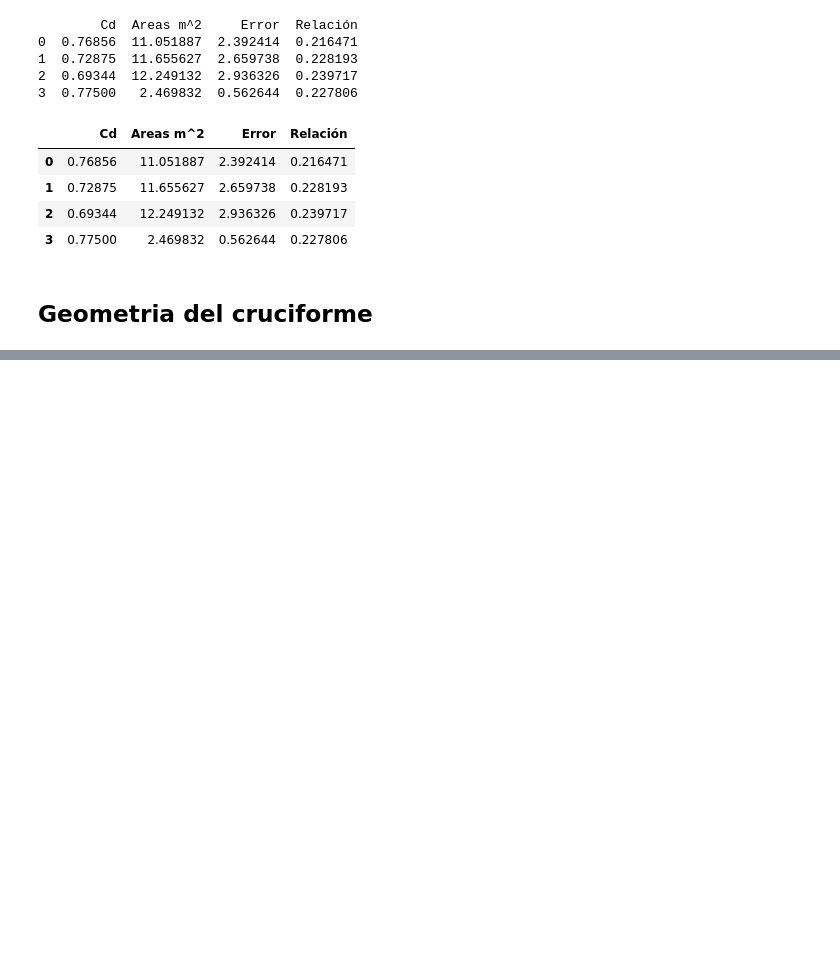
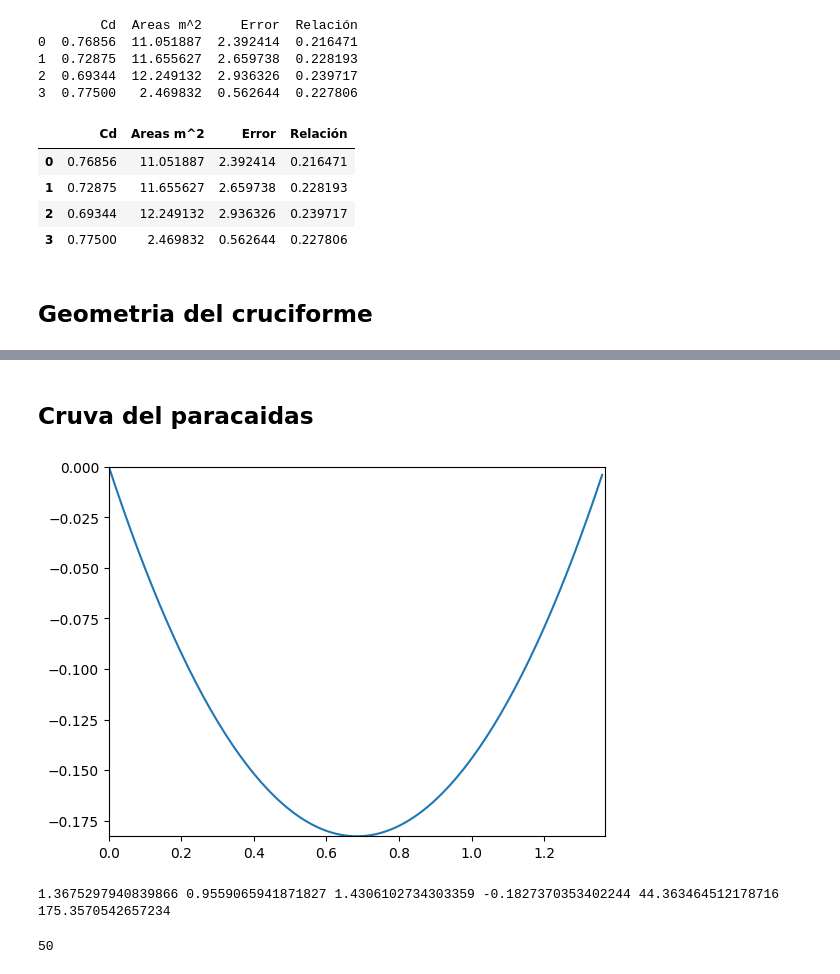
Before and after one commit to leonelGo/Coheteria, a Jupyter notebook: Paracaidas/Paracaidas.ipynb, the cells around one changed output, grey strips where cells are left out. Cells and saved outputs as stored; diff of their text form; code cells hidden in the pictures; blank space fills up the shorter version.

Commit message:
Cruva del paraciadas

```diff
--- a/Paracaidas/Paracaidas.ipynb
+++ b/Paracaidas/Paracaidas.ipynb
@@ -104,0 +107,32 @@ print(L,W) # metros
+# %% [markdown]
+## Cruva del paracaidas
+# %%
+#def curva_paracaidas(A1,Theta,x):
+W=ancho_Cruciforme(A1, LWR1)
+L=LWR1*W
+
+Fd=densidad_aire(500)*v1**2*CD_LWR(3.2)/2
+dT=m*g/4*ancho_Cruciforme(A1, LWR1) #Tension
+Theta= 3*np.pi/4+np.pi/8
+T0=dT*np.cos(Theta)
+Gamma=dT*1.01/(W*T0)
+a=np.arcsinh(W/2*Gamma)/Gamma
+h=(np.cosh(Gamma*a)-1)/Gamma
+x=np.arange(0,2*a, .01)
+y= (np.cosh(Gamma*(x-a))-np.cosh(Gamma*a))/Gamma
+#    return y
+
+plt.plot(x,-y)
+plt.ylim(h,0)
+plt.xlim(0,2*a)
+plt.show()
+# %% [output]
+[figure, added]
+# %%
+print(2*a,2*a/W, W, h, Fd, dT)
+# %% [output]
+1.3675297940839866 0.9559065941871827 1.4306102734303359 -0.1827370353402244 44.363464512178716 175.3570542657234
+# %%
+len(x)
+# %% [output]
+50
```
Also changed, not shown: parts of 2 cells of this notebook.
